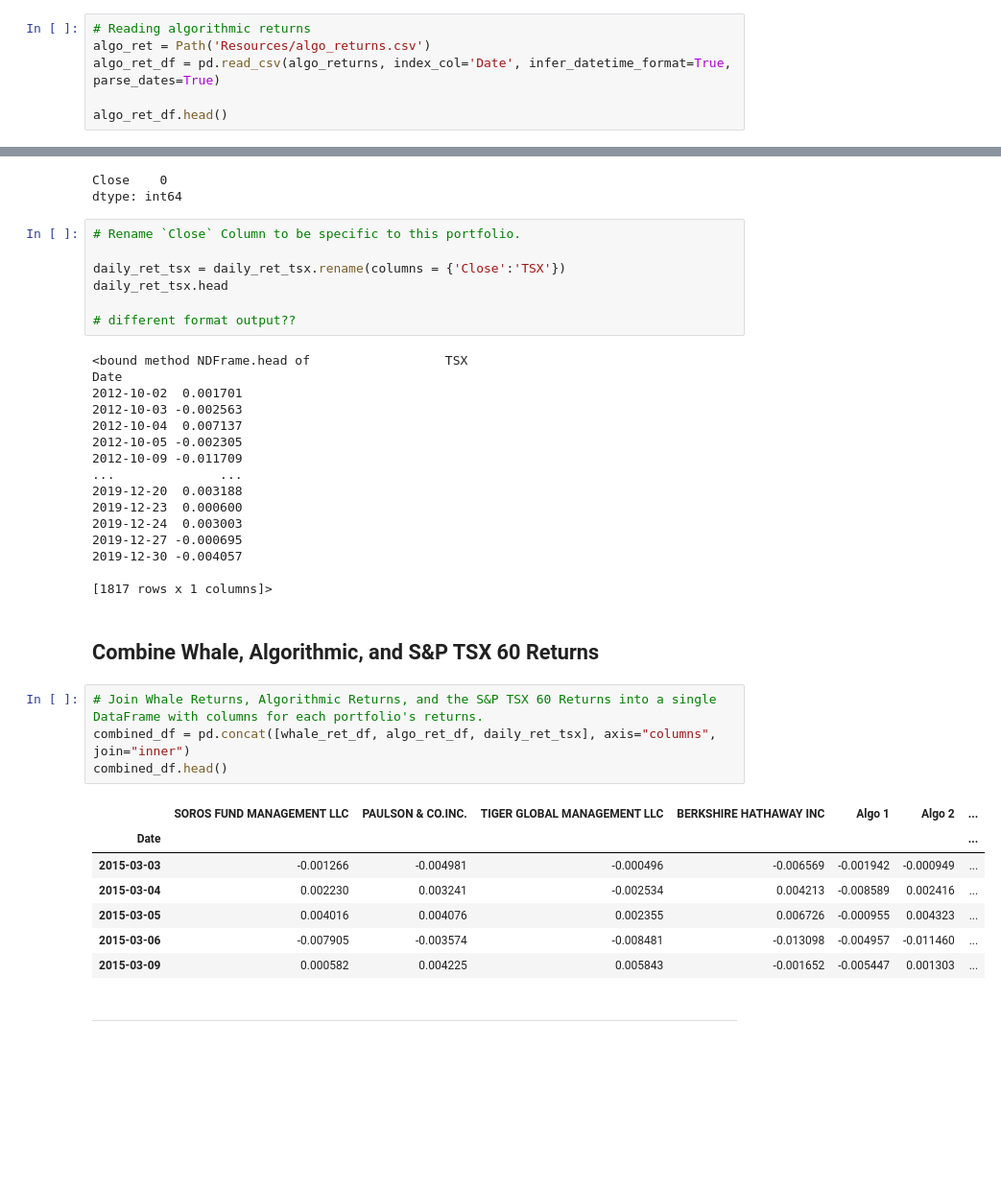
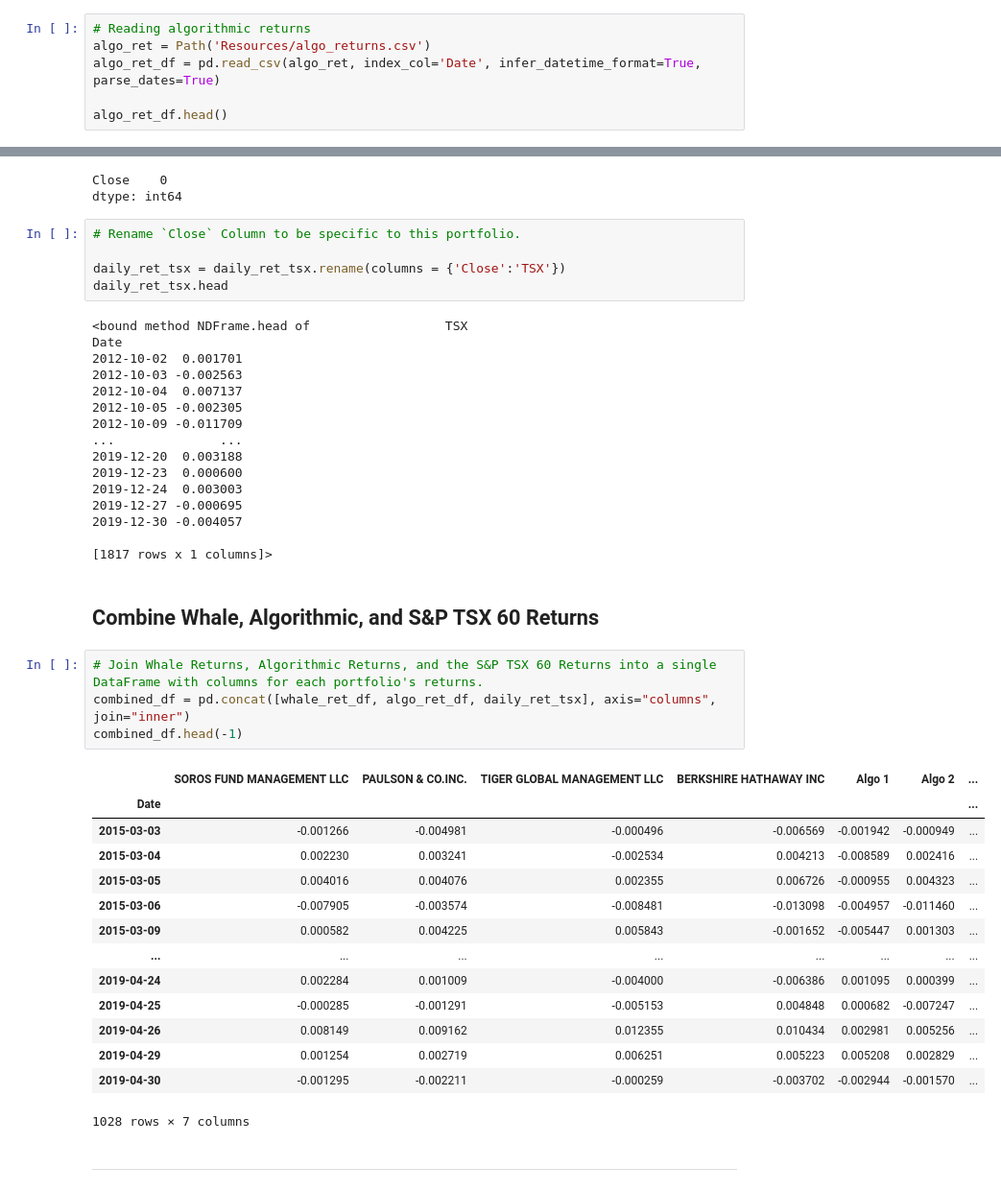
Before and after one commit to keanumanson/Pandas-Homework, a Jupyter notebook: whale_analysis.ipynb, the cells around one changed output, grey strips where cells are left out. Shown at 96% size. Cells and saved outputs as stored; diff of their text form; blank space fills up the shorter version.

```diff
--- a/whale_analysis.ipynb
+++ b/whale_analysis.ipynb
@@ -61,7 +61,7 @@ Read the algorithmic daily returns and clean the data.
 # %%
 # Reading algorithmic returns
 algo_ret = Path('Resources/algo_returns.csv')
-algo_ret_df = pd.read_csv(algo_returns, index_col='Date', infer_datetime_format=True, parse_dates=True)
+algo_ret_df = pd.read_csv(algo_ret, index_col='Date', infer_datetime_format=True, parse_dates=True)
 
 algo_ret_df.head()
 # %% [output]
@@ -154,8 +151,6 @@ dtype: int64
 
 daily_ret_tsx = daily_ret_tsx.rename(columns = {'Close':'TSX'})
 daily_ret_tsx.head
-
-# different format output??
 # %% [output]
 <bound method NDFrame.head of                  TSX
 Date
@@ -177,15 +172,22 @@ Date
 # %%
 # Join Whale Returns, Algorithmic Returns, and the S&P TSX 60 Returns into a single DataFrame with columns for each portfolio's returns.
 combined_df = pd.concat([whale_ret_df, algo_ret_df, daily_ret_tsx], axis="columns", join="inner")
-combined_df.head()
+combined_df.head(-1)
 # %% [output]
 |  | SOROS FUND MANAGEMENT LLC | PAULSON & CO.INC. | TIGER GLOBAL MANAGEMENT LLC | BERKSHIRE HATHAWAY INC | Algo 1 | Algo 2 | ... |
 | Date |  |  |  |  |  |  | ... |
 | 2015-03-03 | -0.001266 | -0.004981 | -0.000496 | -0.006569 | -0.001942 | -0.000949 | ... |
 | 2015-03-04 | 0.002230 | 0.003241 | -0.002534 | 0.004213 | -0.008589 | 0.002416 | ... |
 | 2015-03-05 | 0.004016 | 0.004076 | 0.002355 | 0.006726 | -0.000955 | 0.004323 | ... |
 | 2015-03-06 | -0.007905 | -0.003574 | -0.008481 | -0.013098 | -0.004957 | -0.011460 | ... |
 | 2015-03-09 | 0.000582 | 0.004225 | 0.005843 | -0.001652 | -0.005447 | 0.001303 | ... |
+| ... | ... | ... | ... | ... | ... | ... | ... |
+| 2019-04-24 | 0.002284 | 0.001009 | -0.004000 | -0.006386 | 0.001095 | 0.000399 | ... |
+| 2019-04-25 | -0.000285 | -0.001291 | -0.005153 | 0.004848 | 0.000682 | -0.007247 | ... |
+| 2019-04-26 | 0.008149 | 0.009162 | 0.012355 | 0.010434 | 0.002981 | 0.005256 | ... |
+| 2019-04-29 | 0.001254 | 0.002719 | 0.006251 | 0.005223 | 0.005208 | 0.002829 | ... |
+| 2019-04-30 | -0.001295 | -0.002211 | -0.000259 | -0.003702 | -0.002944 | -0.001570 | ... |
+1028 rows × 7 columns
 # %% [markdown]
 ---
 # %% [markdown]
```
Also changed, not shown: parts of 18 cells of this notebook, 3 other files.
